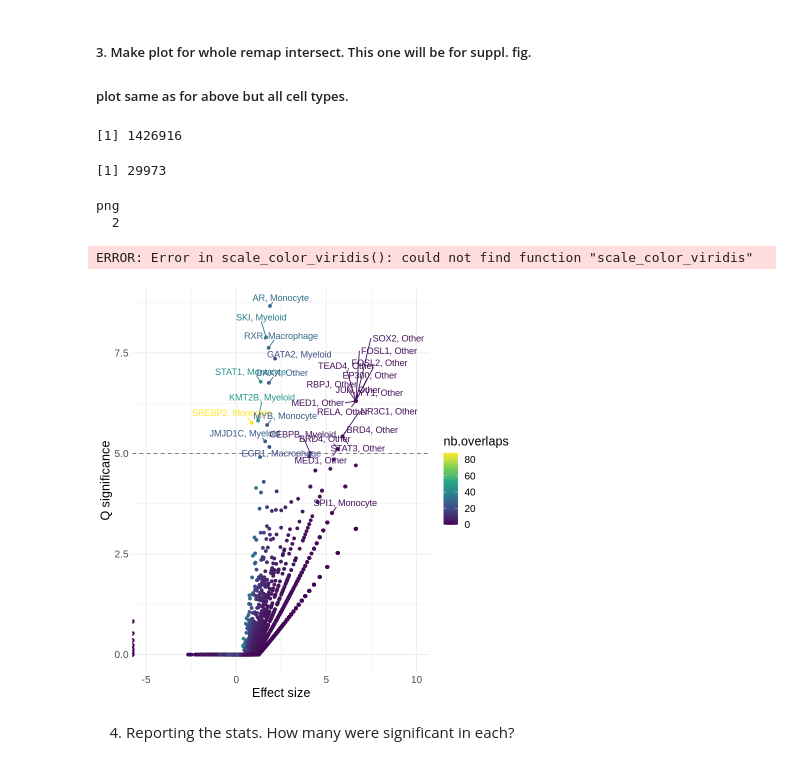
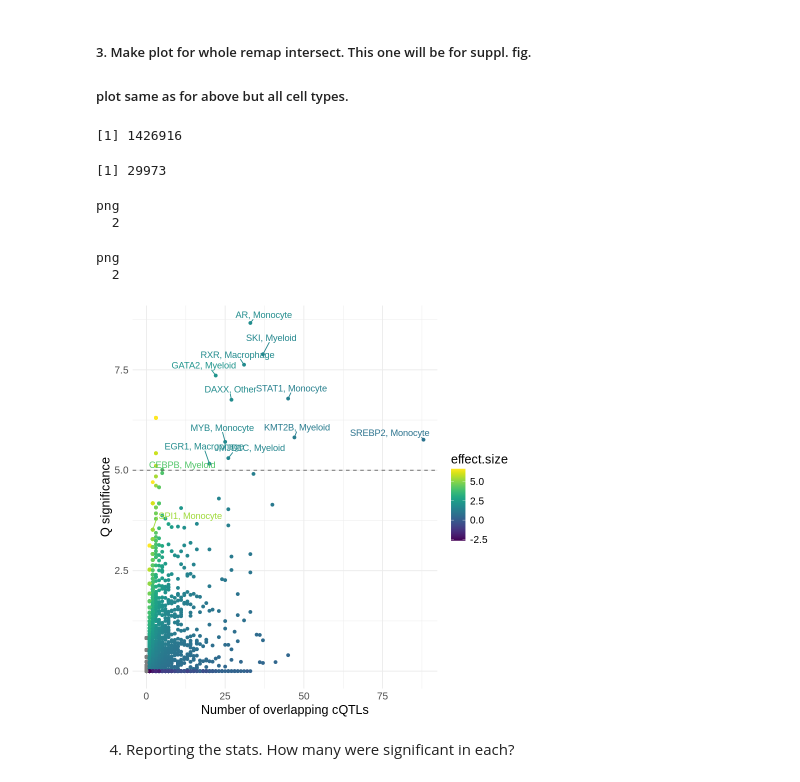
Before and after one commit to FunctionalGeneControl/contactQTLs, a Jupyter notebook: TF_intersection/Remapenrich/make_remapenrich_plots.ipynb, the cells around one changed output. Drawn from its saved outputs; the diff is of its cells as text; code cells hidden in the pictures.

```diff
--- a/TF_intersection/Remapenrich/make_remapenrich_plots.ipynb
+++ b/TF_intersection/Remapenrich/make_remapenrich_plots.ipynb
@@ -679,6 +611,8 @@ A data.table: 65 × 6
 ##### 3. Make plot for whole remap intersect. This one will be for suppl. fig.
 ##### plot same as for above but all cell types.
 # %%
+library(viridis)
+
 remap <- fread("./Rev/GUESS_BASE_vUniverseSNPs_remap_shuffles100.txt")
 remap[, nb.overlaps := as.numeric(nb.overlaps)]
 
@@ -731,39 +665,36 @@ print(p + geom_hline(yintercept = 5, linetype = "dashed", color = "gray40") +
      theme_minimal() +
      theme(text = element_text(size = 15)))
 dev.off()
 
-print(p + geom_hline(yintercept = 5, linetype = "dashed", color = "gray40") +
-     scale_color_viridis_c() +
-     theme_minimal() +
-     theme(text = element_text(size = 15)))
 
 # 5 overlaps min
 p <- ggplot(remap_plot, aes(x = nb.overlaps, y = q.significance, color = effect.size)) +
      scale_color_viridis() +
 geom_point() +
 xlab("Number of overlapping cQTLs") +
 ylab("Q significance") +
 geom_text_repel(aes(label = TF_celltype5), min.segment.length = 0, box.padding = 0.5, max.overlaps = Inf,
                 position = position_nudge_repel(x = 0.1, y = 0.15))
 
 pdf(file = "./remap_overlaps_fig_plot_MinOverlaps5.pdf")
 print(p + geom_hline(yintercept = 5, linetype = "dashed", color = "gray40") +
      theme_minimal() +
      theme(text = element_text(size = 15)))
 dev.off()
 
 print(p + geom_hline(yintercept = 5, linetype = "dashed", color = "gray40") +
      theme_minimal() +
      theme(text = element_text(size = 15)))
 
 ## Effect size is the log ratio between the observed and expected number of overlaps.
 # %% [output]
 [1] 1426916
 [1] 29973
 png
   2
-ERROR: Error in scale_color_viridis(): could not find function "scale_color_viridis"
+png
+  2
-[figure, old version]
+[figure, new version]
 # %% [markdown]
 4. Reporting the stats. How many were significant in each?
 # %%
```
Also changed, not shown: parts of 2 cells of this notebook.
